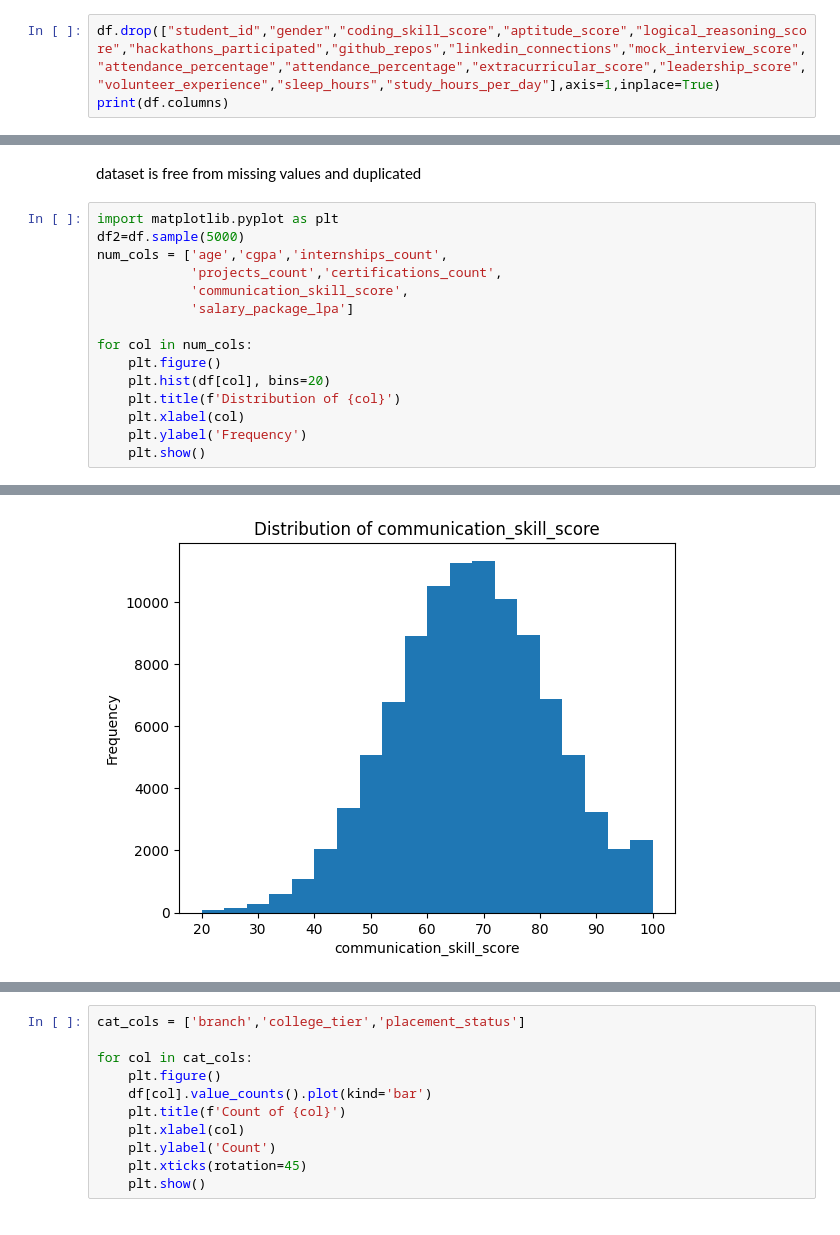
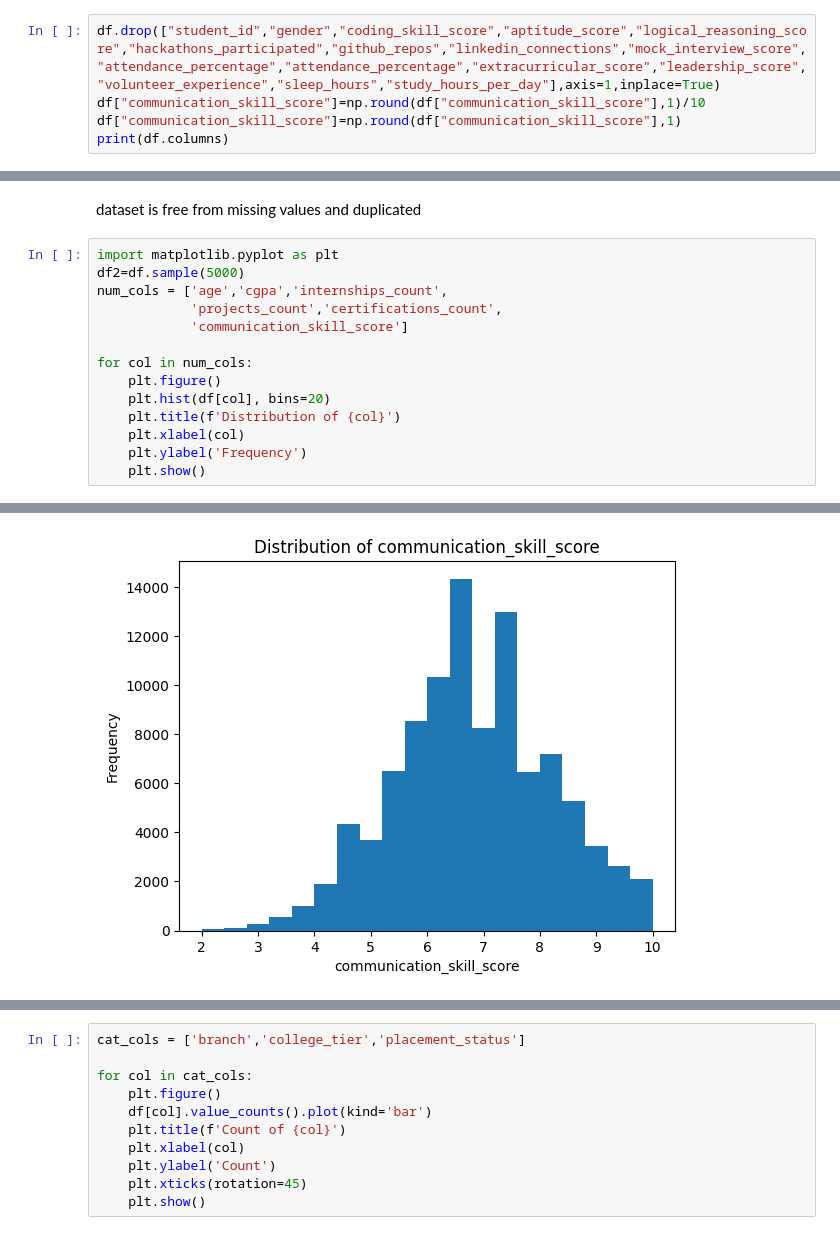
Before and after one commit to omkarkamate/Placement-Prediction, a Jupyter notebook: notebook/EDA.ipynb, the cells around one changed output, grey strips where cells are left out. Cells and saved outputs as stored; diff of their text form.

```diff
--- a/notebook/EDA.ipynb
+++ b/notebook/EDA.ipynb
@@ -42,6 +43,8 @@ memory usage: 19.8 MB
 None
 # %%
 df.drop(["student_id","gender","coding_skill_score","aptitude_score","logical_reasoning_score","hackathons_participated","github_repos","linkedin_connections","mock_interview_score","attendance_percentage","attendance_percentage","extracurricular_score","leadership_score","volunteer_experience","sleep_hours","study_hours_per_day"],axis=1,inplace=True)
+df["communication_skill_score"]=np.round(df["communication_skill_score"],1)/10
+df["communication_skill_score"]=np.round(df["communication_skill_score"],1)
 print(df.columns)
 # %% [output]
 Index(['age', 'cgpa', 'branch', 'college_tier', 'internships_count', 'projects_count', 'certifications_count', 'communication_skill_score', 'backlogs', 'placement_status', 'salary_package_lpa'], dtype ...
@@ -100,22 +103,21 @@ dataset is free from missing values and duplicated
 # %%
 import matplotlib.pyplot as plt
 df2=df.sample(5000)
 num_cols = ['age','cgpa','internships_count',
             'projects_count','certifications_count',
-            'communication_skill_score',
-            'salary_package_lpa']
+            'communication_skill_score']
 
 for col in num_cols:
     plt.figure()
     plt.hist(df[col], bins=20)
     plt.title(f'Distribution of {col}')
     plt.xlabel(col)
     plt.ylabel('Frequency')
     plt.show()
 # %% [output]
 [figure]
 [figure]
 [figure]
 [figure]
 [figure]
-[figure, old version]
+[figure, new version]
```
Also changed, not shown: parts of 5 cells of this notebook.
